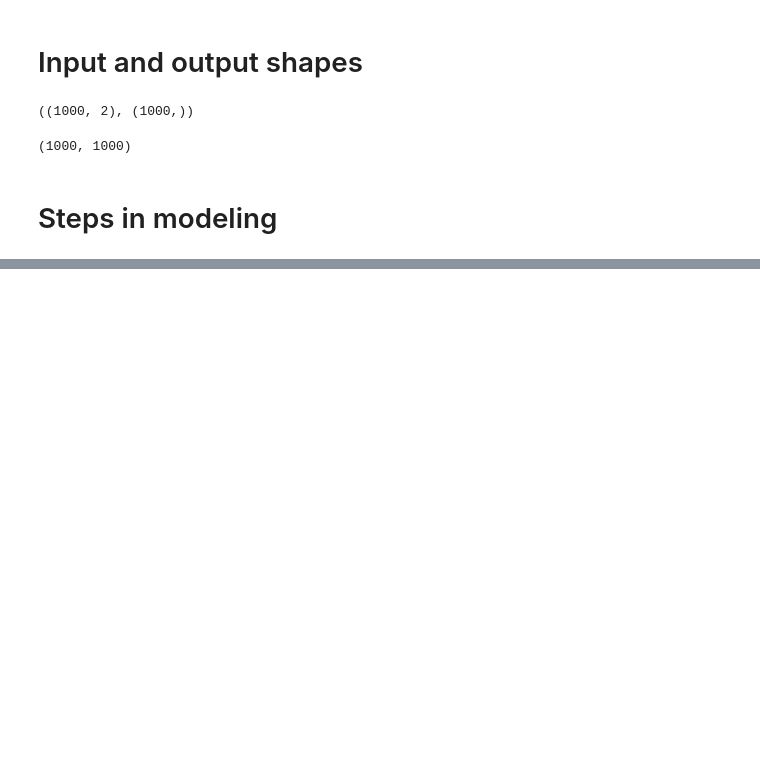
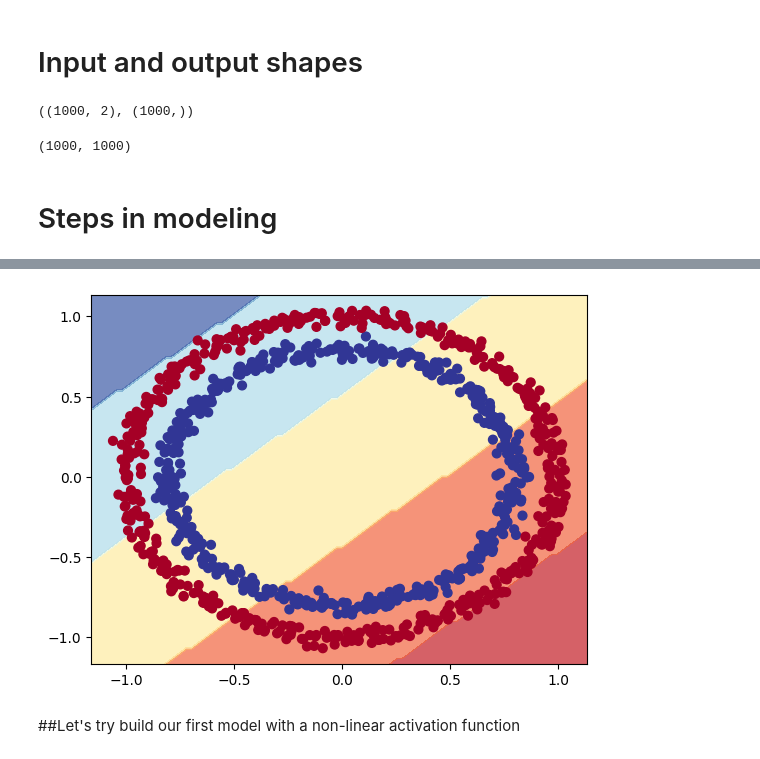
Before and after one commit to JonaBaron/TensorFlow, a Jupyter notebook: 02_neural_network_classification_in_tensorflow.ipynb, the cells around one changed output, grey strips where cells are left out. Drawn from its saved outputs; the diff is of its cells as text; code cells hidden in the pictures; blank space fills up the shorter version.

```diff
--- a/02_neural_network_classification_in_tensorflow.ipynb
+++ b/02_neural_network_classification_in_tensorflow.ipynb
@@ -182,0 +194,18 @@ model.evaluate(x,y)
+# %%
+# Set random seed
+tf.random.set_seed(42)
+
+# Create model
+model_3 = tf.keras.Sequential([
+    tf.keras.layers.Dense(100),
+    tf.keras.layers.Dense(10),
+    tf.keras.layers.Dense(1),
+])
+
+# Compile the model
+model_3.compile(loss=tf.keras.losses.BinaryCrossentropy(),
+               optimizer=tf.keras.optimizers.Adam(),
+               metrics=['accuracy'])
+
+# Fit the model
+model_3.fit(x,y,epochs=100)
@@ -182,0 +334,16 @@ model.evaluate(x,y)
+# %%
+# set the random seed
+tf.random.set_seed(42)
+
+# Create a model
+model_4 = tf.keras.Sequential([
+    tf.keras.layers.Dense(1, activation=tf.keras.activations.linear)
+])
+
+# Compile the model
+model_4.compile(loss=tf.keras.losses.binary_crossentropy,
+               optimizer=tf.keras.optimizers.Adam(learning_rate=0.001),
+               metrics=['accuracy'])
+
+# Fit the model
+history = model_4.fit(x,y,epochs=100)
@@ -182,0 +373,4 @@ model.evaluate(x,y)
+# %%
+# see the decision boundary of our model
+plot_decision_boundary(model_4, x, y)
+# %% [output]
@@ -182,0 +380,3 @@ model.evaluate(x,y)
+[figure, added]
+# %% [markdown]
+##Let's try build our first model with a non-linear activation function
```
Also changed, not shown: parts of 79 cells of this notebook.
